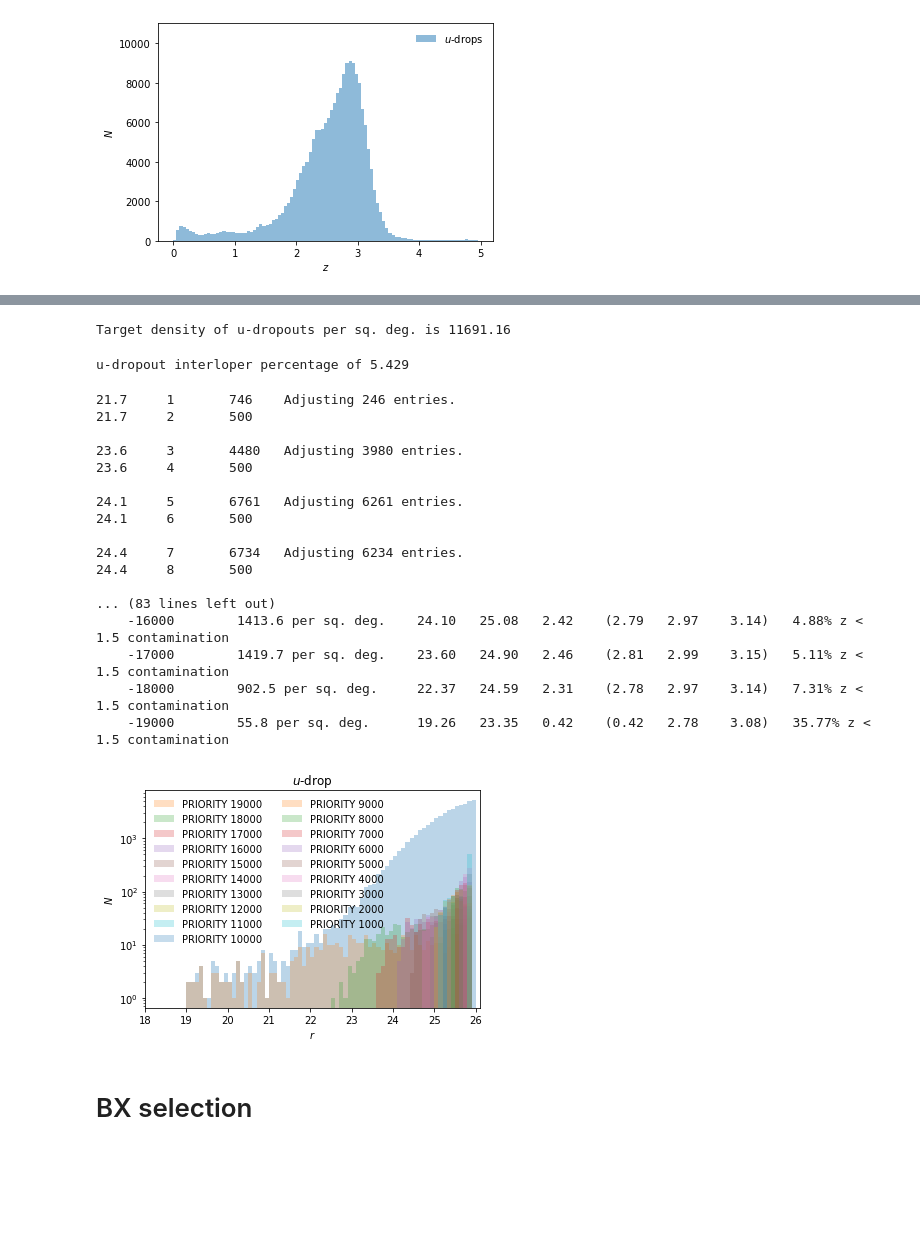
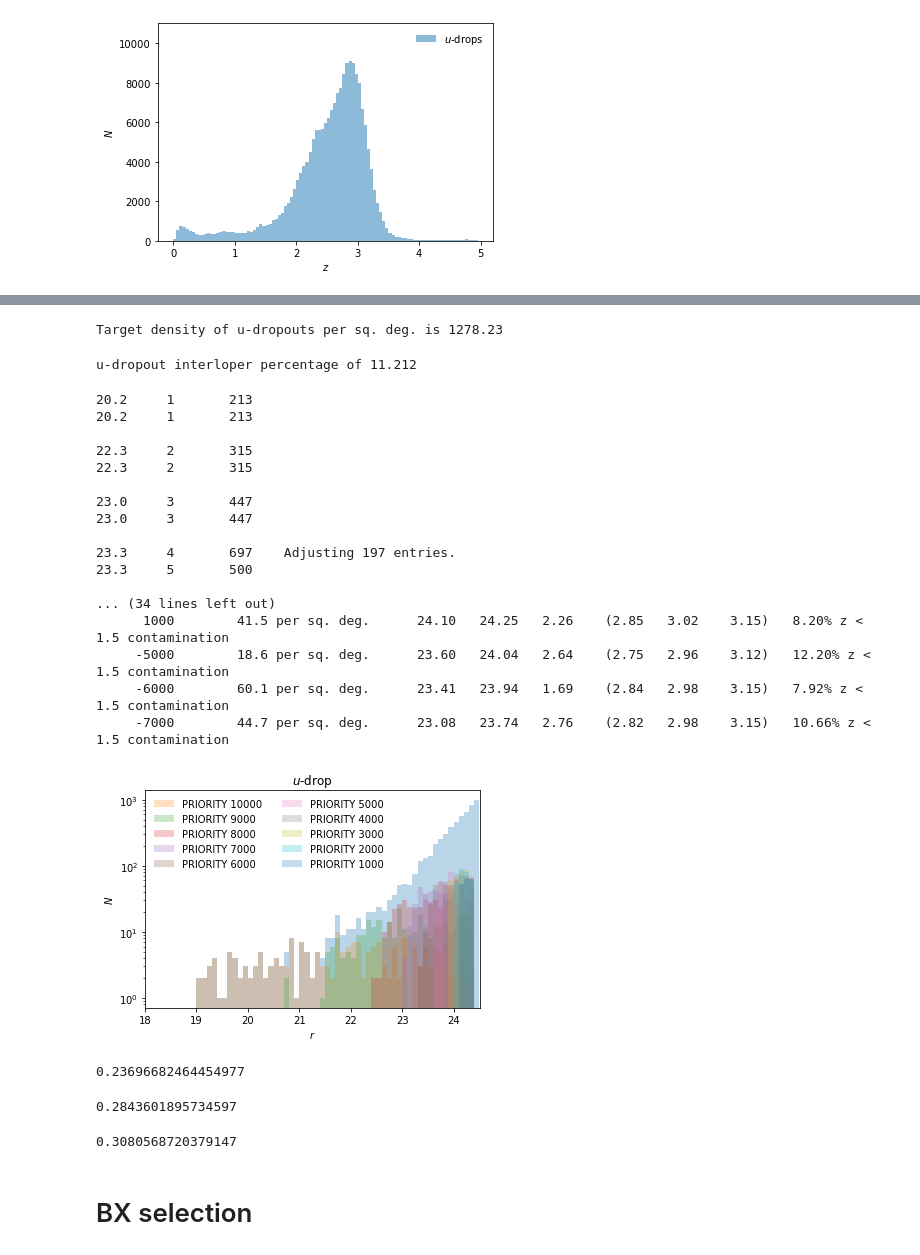
Before and after one commit to michaelJwilson/DESILBG, a Jupyter notebook: target/proposals/docs/desilbg-clauds-v9.ipynb, the cells around one changed output, grey strips where cells are left out. Saved outputs shown, nothing was run; the diff lists cells and outputs as text; code cells hidden in the pictures; blank space fills up the shorter version.

```diff
--- a/target/proposals/docs/desilbg-clauds-v9.ipynb
+++ b/target/proposals/docs/desilbg-clauds-v9.ipynb
@@ -63,7 +63,7 @@ def get_splash():
 
     return dat
 # %%
-def get_clauds(imaging_bit=1, field='COSMOS', release='February2021'):
+def get_clauds(imaging_bit=1, field='COSMOS', release='March2021'):
     fields           = ['COSMOS', 'DEEP_2', 'ELAIS', 'XMM_LSS']
     clauds           = {}
 
@@ -85,8 +85,11 @@ def get_clauds(imaging_bit=1, field='COSMOS', release='February2021'):
     if release == 'October2020':
         raise NotImplementedError()
 
+    elif release == 'February2021':
+        clauds[field] = Table.read('/global/cscratch1/sd/mjwilson/clauds/{}/{}_v9_v210212.fits'.format(release, field))
+
     else:
-        clauds[field] = Table.read('/global/cscratch1/sd/mjwilson/clauds/{}/{}_v9_v210212.fits'.format(release, field))
+        clauds[field] = Table.read('/global/cscratch1/sd/mjwilson/clauds/{}/{}_v9_v210225.fits'.format(release, field))
 
     # Bright star mask & has newer u band data: [HSC, u, Us, J, VirCAM, UDEEP] for FLAG_FIELD_BINARY (imaging_bit).
     clauds[field] = clauds[field][(clauds[field]['MASK'] == 0) & clauds[field]['FLAG_FIELD_BINARY'][:,imaging_bit] == True]
@@ -327,5 +328,5 @@ pl.legend(frameon=False)
 # %%
-rlim_udrops = clauds[liu_udrops(clauds, band='r', magmin=19., maglim=26.)]
+rlim_udrops = clauds[liu_udrops(clauds, band='r', magmin=19., maglim=24.5)]
 # %%
 dz          = 0.05
 bins        = np.arange(0.0, 5.0, dz)
@@ -346,13 +347,13 @@ pl.savefig('plots/Feb21/clauds-udrop-redshift-distribution.pdf')
 # %%
 print('Target density of u-dropouts per sq. deg. is {:.2f}'.format(len(rlim_udrops) / area['u']))
 # %% [output]
-Target density of u-dropouts per sq. deg. is 11691.16
+Target density of u-dropouts per sq. deg. is 1278.23
 # %%
-print('u-dropout interloper percentage of {:.3f}'.format(100. * np.count_nonzero(rlim_udrops['ZPHOT'] < 1.5) / len(rlim_udrops)))
+print('u-dropout interloper percentage of {:.3f}'.format(100. * np.count_nonzero(rlim_udrops['Z_BC03'] < 1.5) / len(rlim_udrops)))
 # %% [output]
-u-dropout interloper percentage of 5.429
+u-dropout interloper percentage of 11.212
 # %%
-def flatmagcat(maglimcat, band, maglim=26.01, debug=False):
+def flatmagcat(maglimcat, band, maglim=24.51, debug=False):
     bins       = np.arange(20., maglim, 0.1)
 
     assert  maglimcat[band].max() <= maglim
@@ -371,7 +372,7 @@ def flatmagcat(maglimcat, band, maglim=26.01, debug=False):
     if debug:
         print(magsampling)
 
-    magsampling                    = 1. / magsampling
+    magsampling                = 1. / magsampling
 
     magsampling                = np.concatenate((magsampling, np.array([0])))
 
@@ -401,7 +402,7 @@ def qa(tiers, band, area):
 
         print('{: 10d} \t {: .1f} per sq. deg. \t {:.2f} \t {:.2f} \t {:.2f} \t ({:.2f} \t {:.2f} \t {:.2f}) \t {:.2f}% z < 1.5 contamination'.format(p, c / area, magmin, meanmag, meanz, quarter, medianz, tquarter, loper_rate))
 # %%
-def reduce(start_id, inputcat, band, ttype, area, maglim=26.1, levels=10, max_inpriority=500, priority_shift=0, reprioritise=True, write=False, debug=False):
+def reduce(start_id, inputcat, band, ttype, area, maglim=24.6, levels=10, max_inpriority=500, priority_shift=0, reprioritise=True, write=False, debug=False):
     bins = np.arange(18., maglim, 0.1)
     result = pl.hist(inputcat[band], bins=bins, alpha=0.3)
     reducecat = Table(inputcat, copy=True)
@@ -447,7 +448,7 @@ def reduce(start_id, inputcat, band, ttype, area, maglim=26.1, levels=10, max_in
     print('\n-------------------------\n')
     print('{} \t {}'.format(total, len(inputcat)))
 
-    pl.xlim(18., 26.1)
+    pl.xlim(18., maglim)
 
     pl.xlabel(r'${}$'.format(band))
     pl.ylabel(r'$N$')
@@ -477,13 +478,13 @@ def reduce(start_id, inputcat, band, ttype, area, maglim=26.1, levels=10, max_in
     del tiers['ISIN']
 
     if write:
-        Path('/global/cscratch1/sd/mjwilson/DESILBG/Feb21/targets/{}drops/'.format(ttype)).mkdir(parents=True, exist_ok=True)
+        Path('/global/cscratch1/sd/mjwilson/DESILBG/Mar21/targets/{}drops/'.format(ttype)).mkdir(parents=True, exist_ok=True)
 
         upriorities = np.unique(tiers['PRIORITY'])
 
         for up in upriorities:
             ptiers  = tiers[tiers['PRIORITY'] == up]
-            ptiers.write('/global/cscratch1/sd/mjwilson/DESILBG/Feb21/targets/{}drops/{}drops-{}.fits'.format(ttype, ttype, str(up).replace('-','m')), format='fits', overwrite=True)
+            ptiers.write('/global/cscratch1/sd/mjwilson/DESILBG/Mar21/targets/{}drops/{}drops-{}.fits'.format(ttype, ttype, str(up).replace('-','m')), format='fits', overwrite=True)
 
     print('\n\n')
 
@@ -493,26 +494,38 @@ def reduce(start_id, inputcat, band, ttype, area, maglim=26.1, levels=10, max_in
 
     return tiers
 # %%
-utiers = reduce(0, rlim_udrops, 'r', 'u', area['u'], reprioritise=False, maglim=26.01, levels=19, write=True)
+utiers = reduce(0, rlim_udrops, 'r', 'u', area['u'], reprioritise=False, maglim=24.51, levels=10, write=True)
 # %% [output]
-21.7     1       746    Adjusting 246 entries.
-21.7     2       500
+20.2     1       213
+20.2     1       213
 
-23.6     3       4480   Adjusting 3980 entries.
-23.6     4       500
+22.3     2       315
+22.3     2       315
 
-24.1     5       6761   Adjusting 6261 entries.
-24.1     6       500
+23.0     3       447
+23.0     3       447
 
-24.4     7       6734   Adjusting 6234 entries.
-24.4     8       500
+23.3     4       697    Adjusting 197 entries.
+23.3     5       500
 
-... (83 lines left out)
-    -16000        1413.6 per sq. deg.    24.10   25.08   2.42    (2.79   2.97    3.14)   4.88% z < 1.5 contamination
-    -17000        1419.7 per sq. deg.    23.60   24.90   2.46    (2.81   2.99    3.15)   5.11% z < 1.5 contamination
-    -18000        902.5 per sq. deg.     22.37   24.59   2.31    (2.78   2.97    3.14)   7.31% z < 1.5 contamination
-    -19000        55.8 per sq. deg.      19.26   23.35   0.42    (0.42   2.78    3.08)   35.77% z < 1.5 contamination
+... (34 lines left out)
+      1000        41.5 per sq. deg.      24.10   24.25   2.26    (2.85   3.02    3.15)   8.20% z < 1.5 contamination
+     -5000        18.6 per sq. deg.      23.60   24.04   2.64    (2.75   2.96    3.12)   12.20% z < 1.5 contamination
+     -6000        60.1 per sq. deg.      23.41   23.94   1.69    (2.84   2.98    3.15)   7.92% z < 1.5 contamination
+     -7000        44.7 per sq. deg.      23.08   23.74   2.76    (2.82   2.98    3.15)   10.66% z < 1.5 contamination
-[figure, old version]
+[figure, new version]
+# %%
+100. * np.mean(utiers['u_err'] == 0.0)
+# %% [output]
+0.23696682464454977
+# %%
+100. * np.mean(utiers['r_err'] == 0.0)
+# %% [output]
+0.2843601895734597
+# %%
+100. * np.mean(utiers['g_err'] == 0.0)
+# %% [output]
+0.3080568720379147
 # %% [markdown]
 # BX selection
 # %%
```
Also changed, not shown: parts of 35 cells of this notebook, 7 other files.
